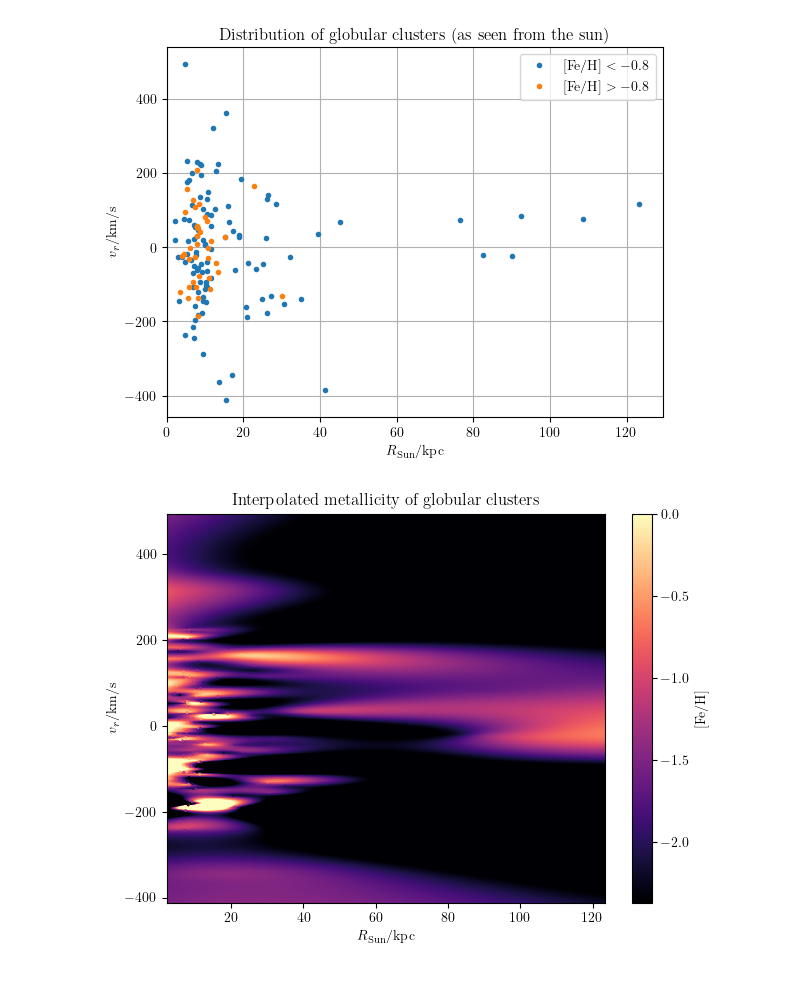
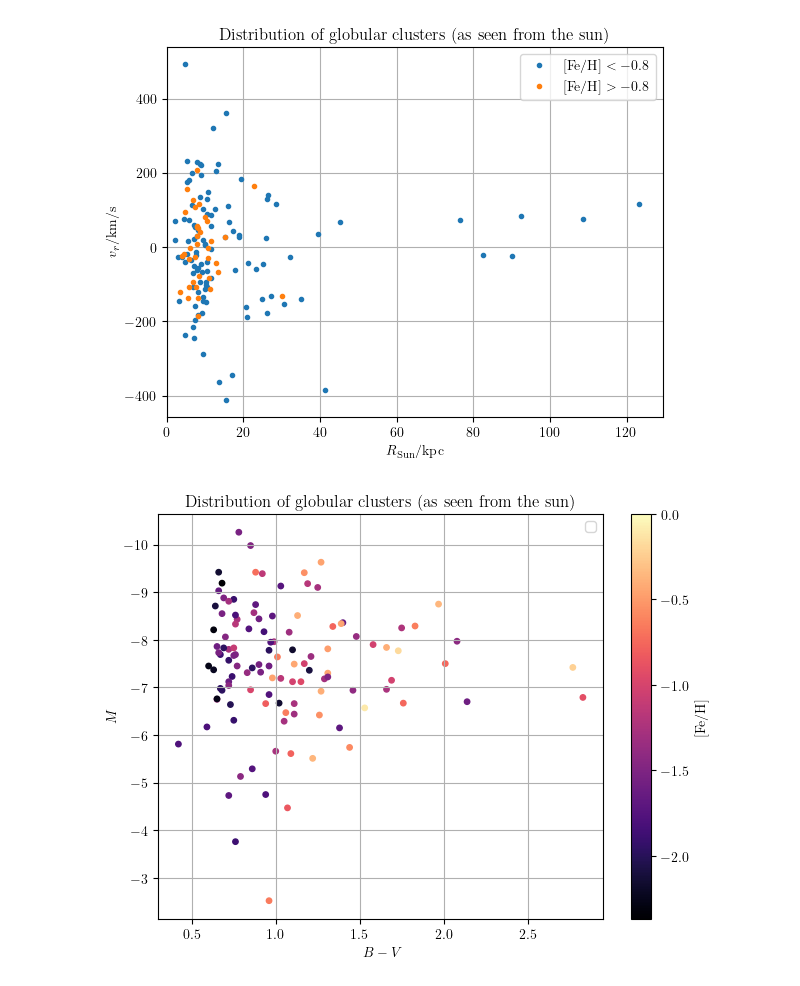
Before and after one commit to eddikebrygger/PHYS3116---Project, a Jupyter notebook: Main_file.ipynb, the cells around one changed output. Drawn from its saved outputs; the diff is of its cells as text; code cells hidden in the pictures.

```diff
--- a/Main_file.ipynb
+++ b/Main_file.ipynb
@@ -29,6 +29,15 @@ R_Sun = pd.to_numeric(harris_p1['R_Sun'],errors='coerce')
 sig_v = pd.to_numeric(harris_p3['sig_v'],errors='coerce')
 v_r = pd.to_numeric(harris_p3['v_r'],errors='coerce')
 mtlc = pd.to_numeric(harris_p2['[Fe/H]'],errors='coerce')
+rho_0 = pd.to_numeric(harris_p3['rho_0'],errors='coerce')
+mu_V = pd.to_numeric(harris_p3['mu_V'],errors='coerce')
+c = pd.to_numeric(harris_p3['c'],errors='coerce')
+BmV = pd.to_numeric(harris_p2['B-V'],errors='coerce')
+ellip = pd.to_numeric(harris_p2['ellip'],errors='coerce')
+r_c = pd.to_numeric(harris_p3['r_c'],errors='coerce')
+r_h = pd.to_numeric(harris_p3['r_h'],errors='coerce')
+M_V = pd.to_numeric(harris_p2['M_V,t'],errors='coerce')
+V_t = pd.to_numeric(harris_p2['V_t'],errors='coerce')
 
 mask = mtlc > -0.8
 # %%
@@ -44,32 +53,34 @@ plt.title(r'Distribution of globular clusters (as seen from the sun)')
 plt.show()
 # %% [output]
 [figure]
+# %%
+plt.figure()
+S_05 = np.sqrt(5*v_r**2+sig_v**2)
+plt.scatter(BmV,M_V,15,mtlc,cmap='magma',vmin=mtlc.min(),vmax=mtlc.max())
+plt.colorbar(label =r'$[\mathrm{Fe/H}]$')
+plt.xlabel(r'$B-V$')
+plt.ylabel(r'$M$')
+plt.legend()
+plt.grid()
+# plt.gca().invert_xaxis()
+plt.gca().invert_yaxis()
+plt.tight_layout()
+plt.xlim()
+plt.title(r'Distribution of globular clusters (as seen from the sun)')
+plt.show()
+# %% [output]
+[figure, added]
 # %%
 from scipy.interpolate import RBFInterpolator
-RR = np.linspace(R_Sun.min(),R_Sun.max(),1000)
-VV = np.linspace(v_r.min(),v_r.max(),1000)
-RR,VV = np.meshgrid(RR,VV)
-mask2 = np.isnan(R_Sun) | np.isnan(v_r) | np.isnan(mtlc)
-R_array = R_Sun[~mask2]
-V_array = v_r[~mask2]
-M_array = mtlc[~mask2]
-RV = np.transpose(np.array([R_array,V_array]))
-rbf = RBFInterpolator(RV,M_array, kernel = 'thin_plate_spline')
+BmV_space = np.linspace(BmV.min(),BmV.max(),1000)
+M_space = np.linspace(M_V.min(),M_V.max(),1000)
+BmV_space,M_space = np.meshgrid(BmV_space,M_space)
+mask2 = np.isnan(M_V) | np.isnan(BmV) | np.isnan(mtlc)
+M_V_arr = M_V[~mask2]
+BmV_arr = BmV[~mask2]
+mtlc_arr = mtlc[~mask2]
+BmVM = np.transpose(np.array([BmV_arr,M_V_arr]))
+rbf = RBFInterpolator(BmVM,mtlc_arr, kernel = 'thin_plate_spline')
 
 # MM = griddata(RV,M_array,(RR,VV),method = 'cubic')
-MM = rbf(np.column_stack((RR.ravel(), VV.ravel()))).reshape(RR.shape)
-
-
-
-plt.figure()
-Z_min,Z_max = mtlc.min(), mtlc.max()
-plt.pcolormesh(RR,VV,MM,cmap='magma',vmin=Z_min,vmax=Z_max)
-plt.scatter(R_Sun,v_r,1,mtlc,cmap='magma',vmin=Z_min,vmax=Z_max)
-plt.colorbar(label =r'$[\mathrm{Fe/H}]$')
-plt.xlabel(r'$R_{\mathrm{Sun}}/\mathrm{kpc}$')
-plt.ylabel(r'$v_r/\mathrm{km/s}$')
-plt.title(r'Interpolated metallicity of globular clusters')
-plt.tight_layout()
-plt.show()
+mtlc_space = rbf(np.column_stack((BmV_space.ravel(), M_space.ravel()))).reshape(BmV_space.shape)
-# %% [output]
-[figure, removed]
```
Also changed, not shown: parts of 1 cell of this notebook.
